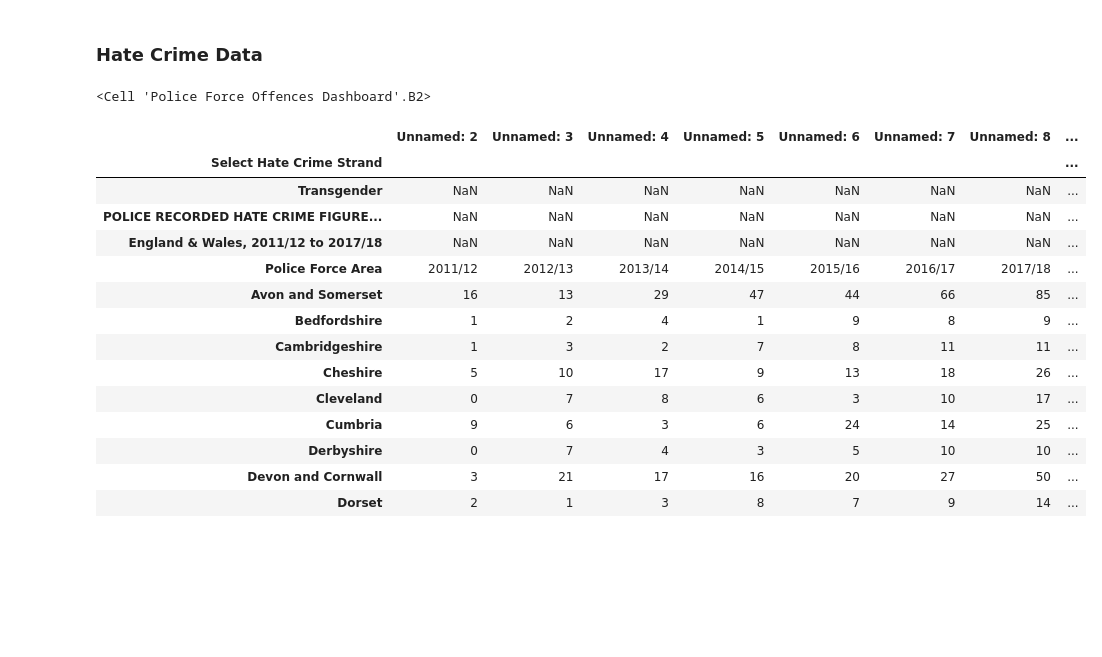
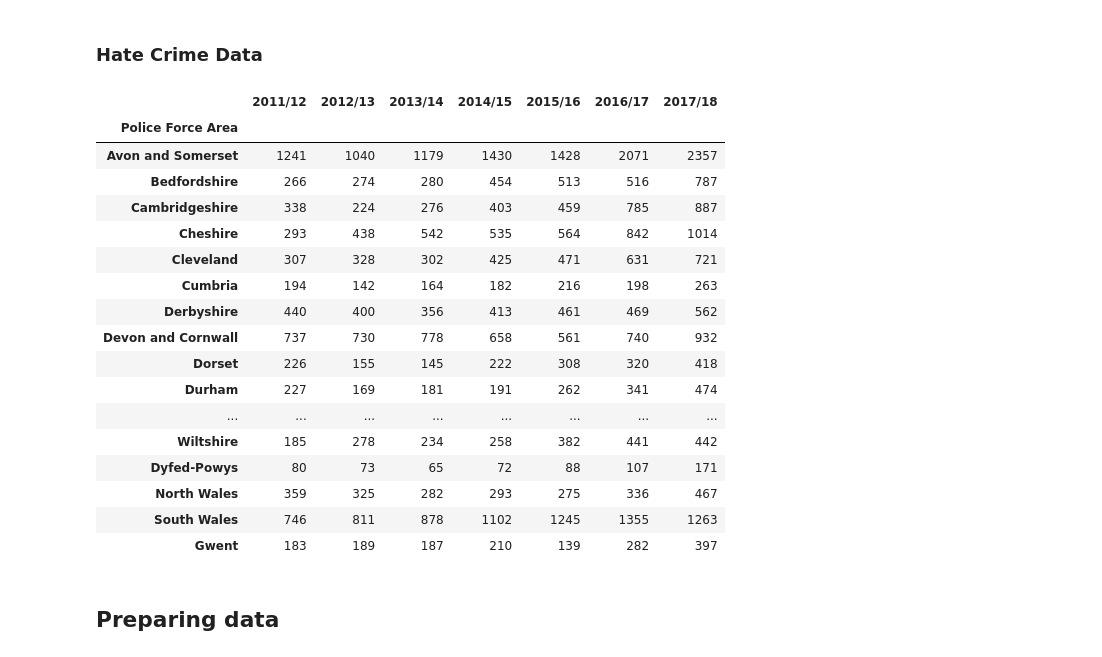
Before and after one commit to h-khandahari/parliament_data, a Jupyter notebook: notebook.ipynb, the cells around one changed output. Saved outputs shown, nothing was run; the diff lists cells and outputs as text; code cells hidden in the pictures; blank space fills up the shorter version.

```diff
--- a/notebook.ipynb
+++ b/notebook.ipynb
@@ -47,4 +53,0 @@ dataset1
-# %%
-sheetname['B2'] = str
-# %% [output]
-<Cell 'Police Force Offences Dashboard'.B2>
@@ -60,19 +54,25 @@ srcfile.save('HateCrime2.xlsx')#save it as a new file, the original file is unto
 # %%
-dataset2 = pd.read_excel('Hate-Crime-Appendices.xlsx', sheet_name="Police Force Offences Dashboard", skiprows=0, usecols="B:K", nrows=13, index_col=0)
+dataset2 = pd.read_excel('Data/Hate_Crime.xlsx', sheet_name="Police Force Offences Dashboard", skiprows=4, usecols="B:I", nrows=44, index_col=0)
+dataset2 = dataset2.drop('England')
 dataset2
 # %% [output]
-|  | Unnamed: 2 | Unnamed: 3 | Unnamed: 4 | Unnamed: 5 | Unnamed: 6 | Unnamed: 7 | Unnamed: 8 | ... |
-| Select Hate Crime Strand |  |  |  |  |  |  |  | ... |
-| Transgender | NaN | NaN | NaN | NaN | NaN | NaN | NaN | ... |
-| POLICE RECORDED HATE CRIME FIGURE... | NaN | NaN | NaN | NaN | NaN | NaN | NaN | ... |
-| England & Wales, 2011/12 to 2017/18 | NaN | NaN | NaN | NaN | NaN | NaN | NaN | ... |
-| Police Force Area | 2011/12 | 2012/13 | 2013/14 | 2014/15 | 2015/16 | 2016/17 | 2017/18 | ... |
-| Avon and Somerset | 16 | 13 | 29 | 47 | 44 | 66 | 85 | ... |
-| Bedfordshire | 1 | 2 | 4 | 1 | 9 | 8 | 9 | ... |
-| Cambridgeshire | 1 | 3 | 2 | 7 | 8 | 11 | 11 | ... |
-| Cheshire | 5 | 10 | 17 | 9 | 13 | 18 | 26 | ... |
-| Cleveland | 0 | 7 | 8 | 6 | 3 | 10 | 17 | ... |
-| Cumbria | 9 | 6 | 3 | 6 | 24 | 14 | 25 | ... |
-| Derbyshire | 0 | 7 | 4 | 3 | 5 | 10 | 10 | ... |
-| Devon and Cornwall | 3 | 21 | 17 | 16 | 20 | 27 | 50 | ... |
-| Dorset | 2 | 1 | 3 | 8 | 7 | 9 | 14 | ... |
+|  | 2011/12 | 2012/13 | 2013/14 | 2014/15 | 2015/16 | 2016/17 | 2017/18 |
+| Police Force Area |  |  |  |  |  |  |  |
+| Avon and Somerset | 1241 | 1040 | 1179 | 1430 | 1428 | 2071 | 2357 |
+| Bedfordshire | 266 | 274 | 280 | 454 | 513 | 516 | 787 |
+| Cambridgeshire | 338 | 224 | 276 | 403 | 459 | 785 | 887 |
+| Cheshire | 293 | 438 | 542 | 535 | 564 | 842 | 1014 |
+| Cleveland | 307 | 328 | 302 | 425 | 471 | 631 | 721 |
+| Cumbria | 194 | 142 | 164 | 182 | 216 | 198 | 263 |
+| Derbyshire | 440 | 400 | 356 | 413 | 461 | 469 | 562 |
+| Devon and Cornwall | 737 | 730 | 778 | 658 | 561 | 740 | 932 |
+| Dorset | 226 | 155 | 145 | 222 | 308 | 320 | 418 |
+| Durham | 227 | 169 | 181 | 191 | 262 | 341 | 474 |
+| ... | ... | ... | ... | ... | ... | ... | ... |
+| Wiltshire | 185 | 278 | 234 | 258 | 382 | 441 | 442 |
+| Dyfed-Powys | 80 | 73 | 65 | 72 | 88 | 107 | 171 |
+| North Wales | 359 | 325 | 282 | 293 | 275 | 336 | 467 |
+| South Wales | 746 | 811 | 878 | 1102 | 1245 | 1355 | 1263 |
+| Gwent | 183 | 189 | 187 | 210 | 139 | 282 | 397 |
+# %% [markdown]
+## Preparing data
```
Also changed, not shown: parts of 12 cells of this notebook.
